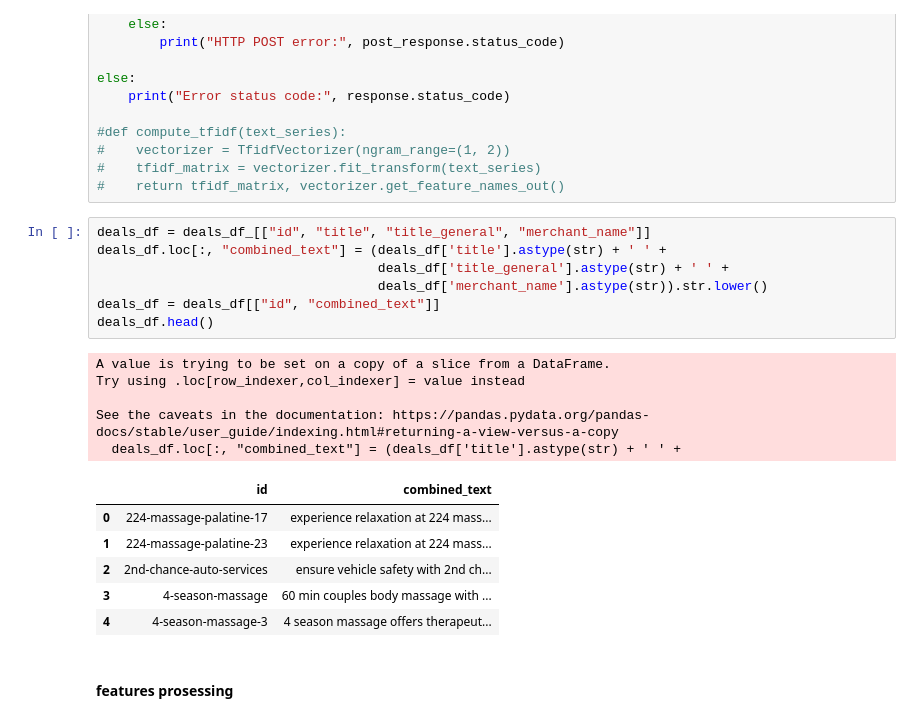
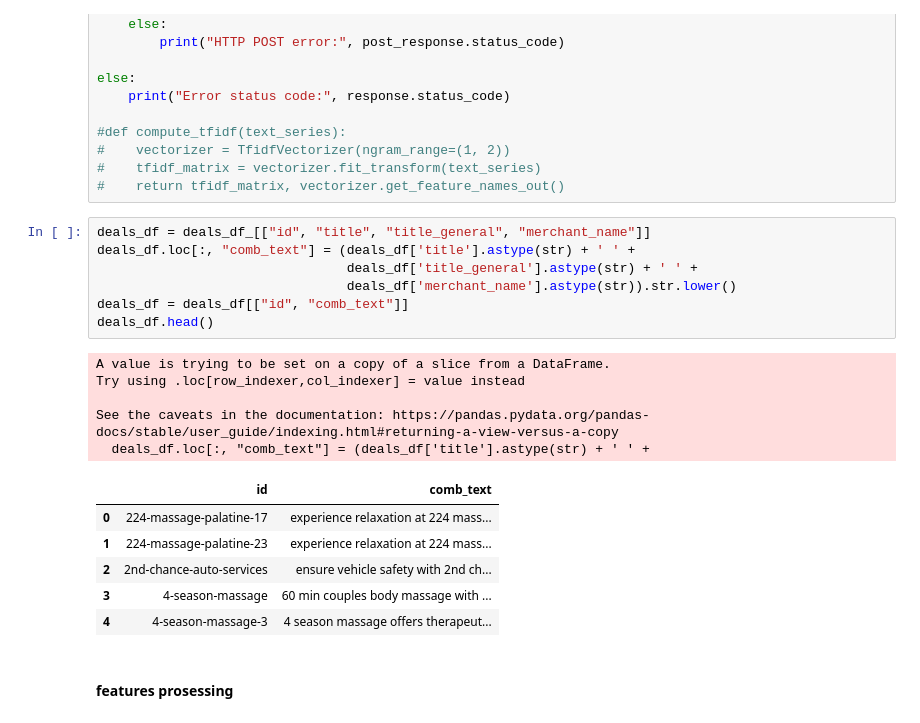
Before and after one commit to zphilippcz/research, a Jupyter notebook: relevance/search_annotation_data.ipynb, the cells around one changed output. Saved outputs shown, nothing was run; the diff lists cells and outputs as text.

```diff
--- a/relevance/search_annotation_data.ipynb
+++ b/relevance/search_annotation_data.ipynb
@@ -110,18 +110,18 @@ else:
 #    return tfidf_matrix, vectorizer.get_feature_names_out()
 # %%
 deals_df = deals_df_[["id", "title", "title_general", "merchant_name"]]
-deals_df.loc[:, "combined_text"] = (deals_df['title'].astype(str) + ' ' +
-                                    deals_df['title_general'].astype(str) + ' ' +
-                                    deals_df['merchant_name'].astype(str)).str.lower()
-deals_df = deals_df[["id", "combined_text"]]
+deals_df.loc[:, "comb_text"] = (deals_df['title'].astype(str) + ' ' +
+                                deals_df['title_general'].astype(str) + ' ' +
+                                deals_df['merchant_name'].astype(str)).str.lower()
+deals_df = deals_df[["id", "comb_text"]]
 deals_df.head()
 # %% [output]
 A value is trying to be set on a copy of a slice from a DataFrame.
 Try using .loc[row_indexer,col_indexer] = value instead
 
 See the caveats in the documentation: https://pandas.pydata.org/pandas-docs/stable/user_guide/indexing.html#returning-a-view-versus-a-copy
-  deals_df.loc[:, "combined_text"] = (deals_df['title'].astype(str) + ' ' +
+  deals_df.loc[:, "comb_text"] = (deals_df['title'].astype(str) + ' ' +
-|  | id | combined_text |
+|  | id | comb_text |
 | 0 | 224-massage-palatine-17 | experience relaxation at 224 mass... |
 | 1 | 224-massage-palatine-23 | experience relaxation at 224 mass... |
 | 2 | 2nd-chance-auto-services | ensure vehicle safety with 2nd ch... |
```
Also changed, not shown: parts of 1 cell of this notebook, 5 other files.
